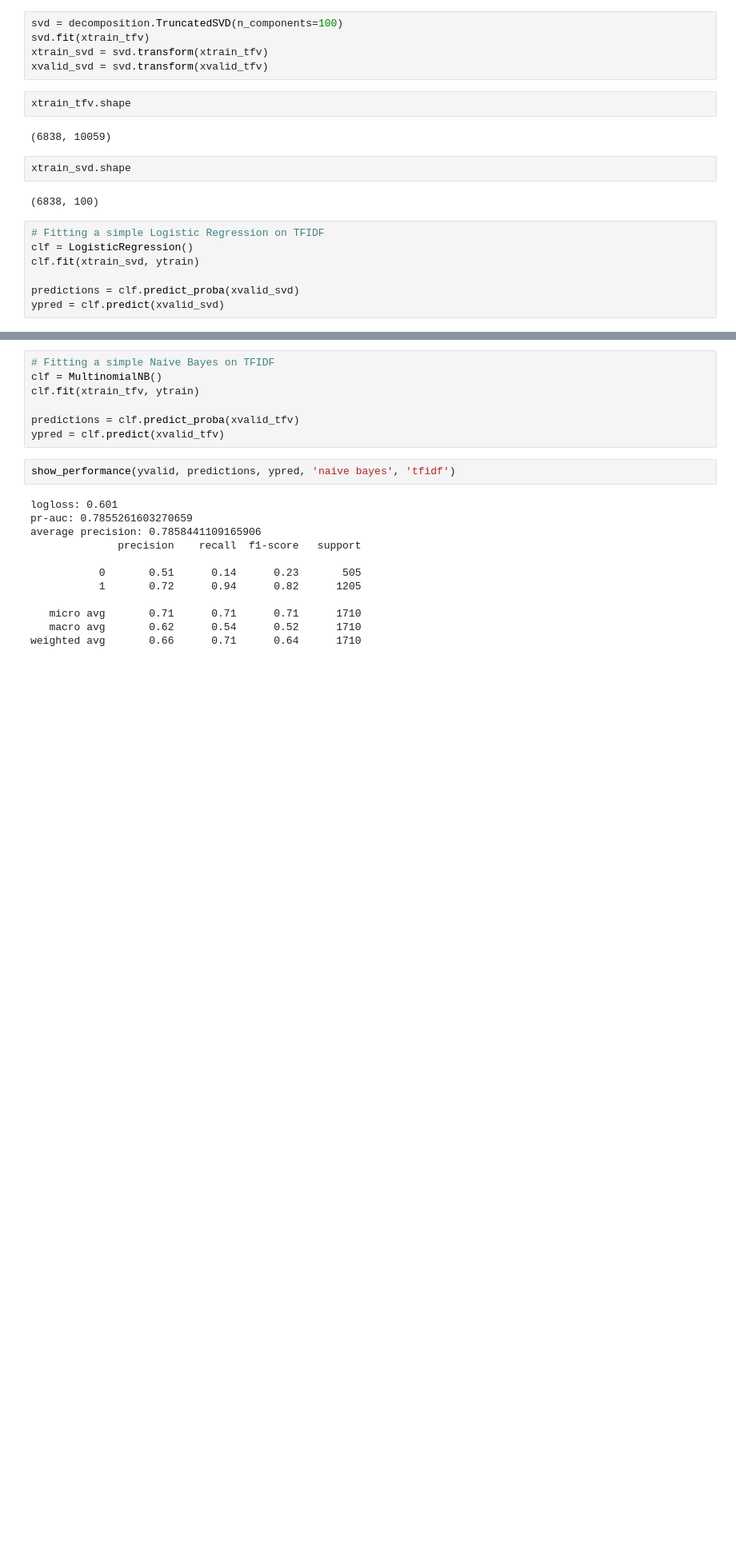
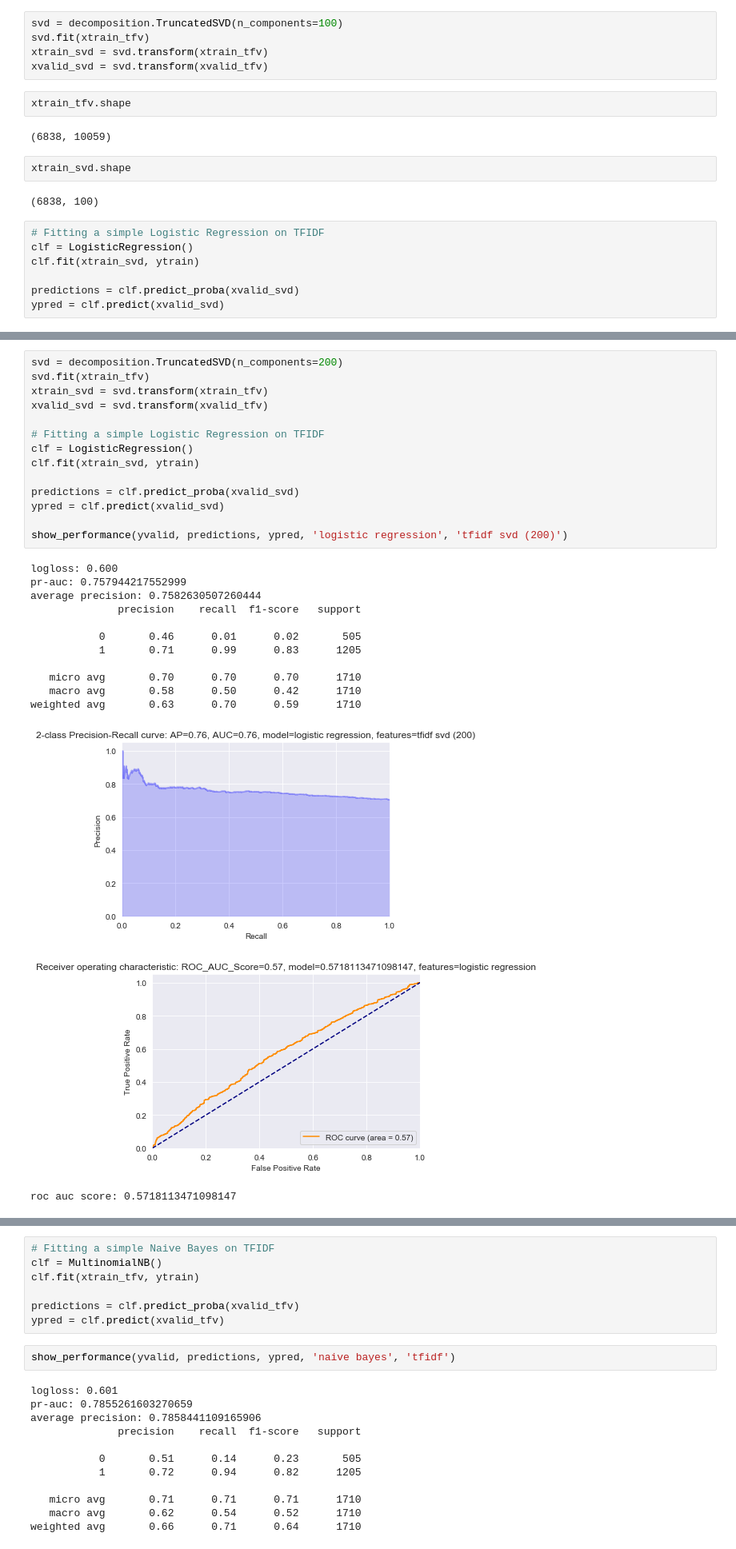
Before and after one commit to ck-unifr/marketlogic, a Jupyter notebook: marketlogic.ipynb, the cells around one changed output, grey strips where cells are left out. Shown: that part at 80% size. Drawn from its saved outputs; the diff is of its cells as text; blank space fills up the shorter version.

```diff
--- a/marketlogic.ipynb
+++ b/marketlogic.ipynb
@@ -489,0 +749,29 @@ weighted avg       0.71      0.71      0.59      1710
+# %%
+svd = decomposition.TruncatedSVD(n_components=200)
+svd.fit(xtrain_tfv)
+xtrain_svd = svd.transform(xtrain_tfv)
+xvalid_svd = svd.transform(xvalid_tfv)
+
+# Fitting a simple Logistic Regression on TFIDF
+clf = LogisticRegression()
+clf.fit(xtrain_svd, ytrain)
+
+predictions = clf.predict_proba(xvalid_svd)
+ypred = clf.predict(xvalid_svd)
+
+show_performance(yvalid, predictions, ypred, 'logistic regression', 'tfidf svd (200)')
+# %% [output]
+logloss: 0.600
+pr-auc: 0.757944217552999
+average precision: 0.7582630507260444
+              precision    recall  f1-score   support
+
+           0       0.46      0.01      0.02       505
+           1       0.71      0.99      0.83      1205
+
+   micro avg       0.70      0.70      0.70      1710
+   macro avg       0.58      0.50      0.42      1710
+weighted avg       0.63      0.70      0.59      1710
+[figure, added]
+[figure, added]
+roc auc score: 0.5718113471098147
```
Also changed, not shown: parts of 66 cells of this notebook.
